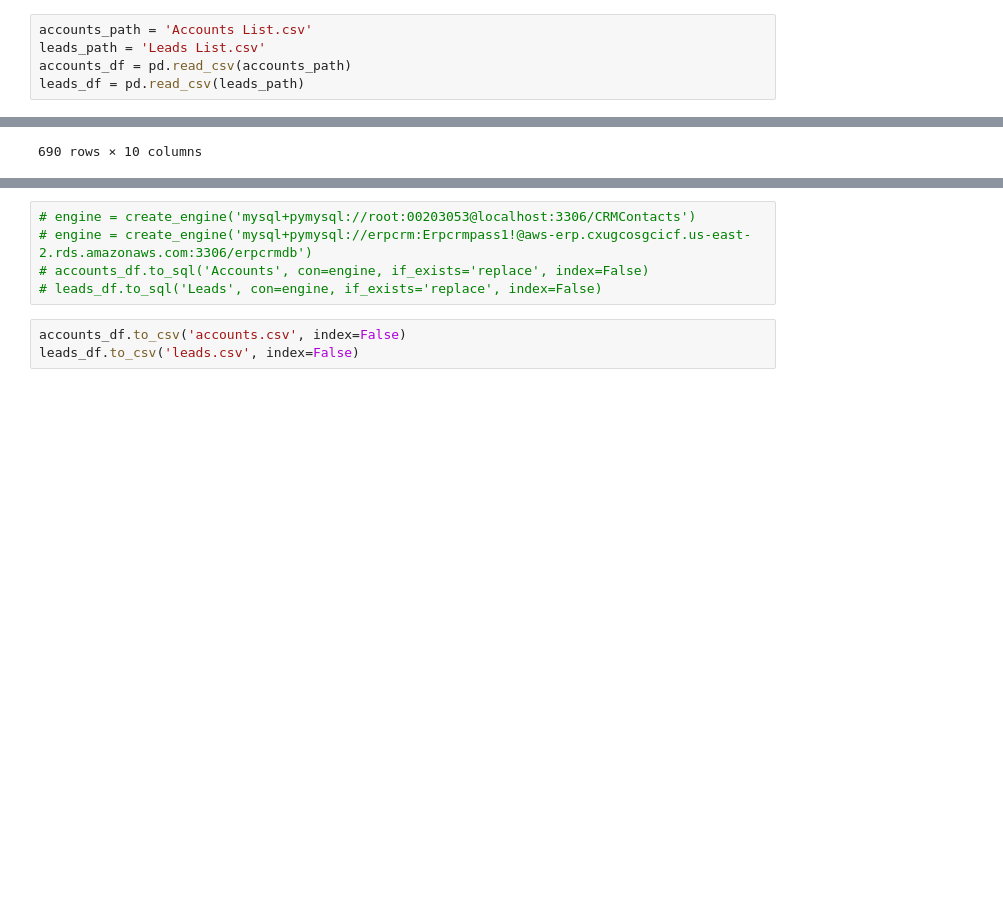
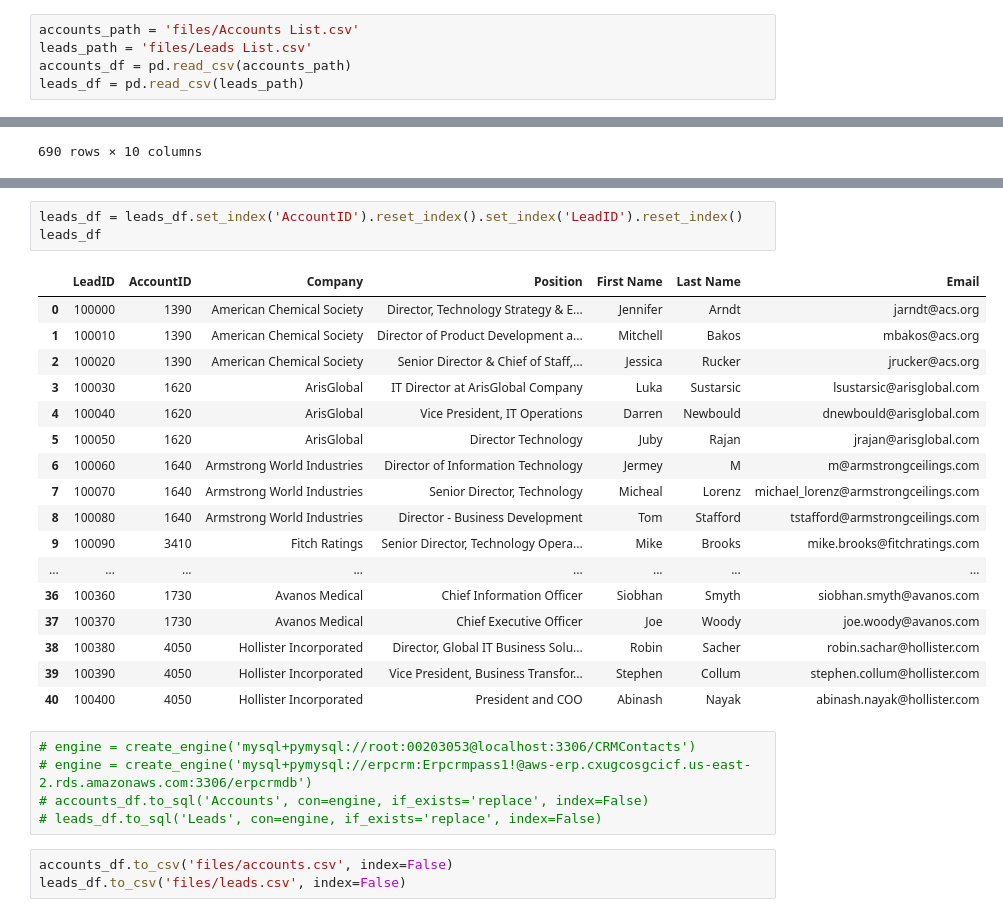
Before and after one commit to hari3mo/crud, a Jupyter notebook: Dataframe.ipynb, the cells around one changed output, grey strips where cells are left out. Cells and saved outputs as stored; diff of their text form; blank space fills up the shorter version.

```diff
--- a/Dataframe.ipynb
+++ b/Dataframe.ipynb
@@ -8,8 +8,8 @@ import random
 import string
 import uuid
 # %%
-accounts_path = 'Accounts List.csv'
-leads_path = 'Leads List.csv'
+accounts_path = 'files/Accounts List.csv'
+leads_path = 'files/Leads List.csv'
 accounts_df = pd.read_csv(accounts_path)
 leads_df = pd.read_csv(leads_path)
 # %%
@@ -136,8 +153,29 @@ client_df
+# %%
+leads_df = leads_df.set_index('AccountID').reset_index().set_index('LeadID').reset_index()
+leads_df
+# %% [output]
+|  | LeadID | AccountID | Company | Position | First Name | Last Name | Email |
+| 0 | 100000 | 1390 | American Chemical Society | Director, Technology Strategy & E... | Jennifer | Arndt | jarndt@acs.org |
+| 1 | 100010 | 1390 | American Chemical Society | Director of Product Development a... | Mitchell | Bakos | mbakos@acs.org |
+| 2 | 100020 | 1390 | American Chemical Society | Senior Director & Chief of Staff,... | Jessica | Rucker | jrucker@acs.org |
+| 3 | 100030 | 1620 | ArisGlobal | IT Director at ArisGlobal Company | Luka | Sustarsic | lsustarsic@arisglobal.com |
+| 4 | 100040 | 1620 | ArisGlobal | Vice President, IT Operations | Darren | Newbould | dnewbould@arisglobal.com |
+| 5 | 100050 | 1620 | ArisGlobal | Director Technology | Juby | Rajan | jrajan@arisglobal.com |
+| 6 | 100060 | 1640 | Armstrong World Industries | Director of Information Technology | Jermey | M | m@armstrongceilings.com |
+| 7 | 100070 | 1640 | Armstrong World Industries | Senior Director, Technology | Micheal | Lorenz | michael_lorenz@armstrongceilings.com |
+| 8 | 100080 | 1640 | Armstrong World Industries | Director - Business Development | Tom | Stafford | tstafford@armstrongceilings.com |
+| 9 | 100090 | 3410 | Fitch Ratings | Senior Director, Technology Opera... | Mike | Brooks | mike.brooks@fitchratings.com |
+| ... | ... | ... | ... | ... | ... | ... | ... |
+| 36 | 100360 | 1730 | Avanos Medical | Chief Information Officer | Siobhan | Smyth | siobhan.smyth@avanos.com |
+| 37 | 100370 | 1730 | Avanos Medical | Chief Executive Officer | Joe | Woody | joe.woody@avanos.com |
+| 38 | 100380 | 4050 | Hollister Incorporated | Director, Global IT Business Solu... | Robin | Sacher | robin.sachar@hollister.com |
+| 39 | 100390 | 4050 | Hollister Incorporated | Vice President, Business Transfor... | Stephen | Collum | stephen.collum@hollister.com |
+| 40 | 100400 | 4050 | Hollister Incorporated | President and COO | Abinash | Nayak | abinash.nayak@hollister.com |
 # %%
 # engine = create_engine('mysql+pymysql://root:00203053@localhost:3306/CRMContacts')
 # engine = create_engine('mysql+pymysql://erpcrm:Erpcrmpass1!@aws-erp.cxugcosgcicf.us-east-2.rds.amazonaws.com:3306/erpcrmdb')
 # accounts_df.to_sql('Accounts', con=engine, if_exists='replace', index=False)
 # leads_df.to_sql('Leads', con=engine, if_exists='replace', index=False)
 # %%
-accounts_df.to_csv('accounts.csv', index=False)
-leads_df.to_csv('leads.csv', index=False)
+accounts_df.to_csv('files/accounts.csv', index=False)
+leads_df.to_csv('files/leads.csv', index=False)
```
Also changed, not shown: parts of 2 cells of this notebook, 10 other files.
